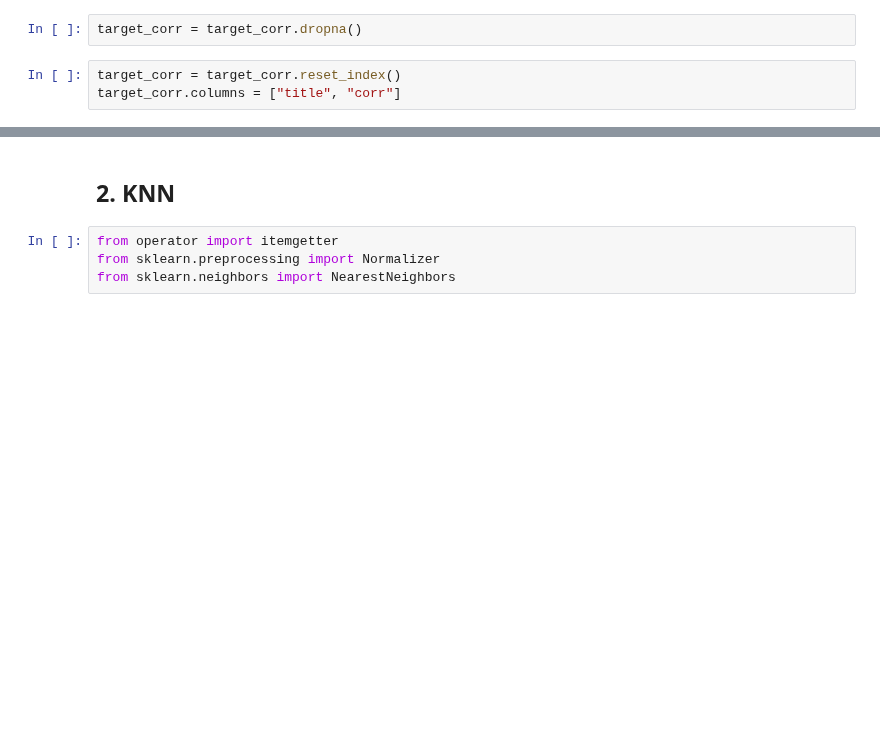
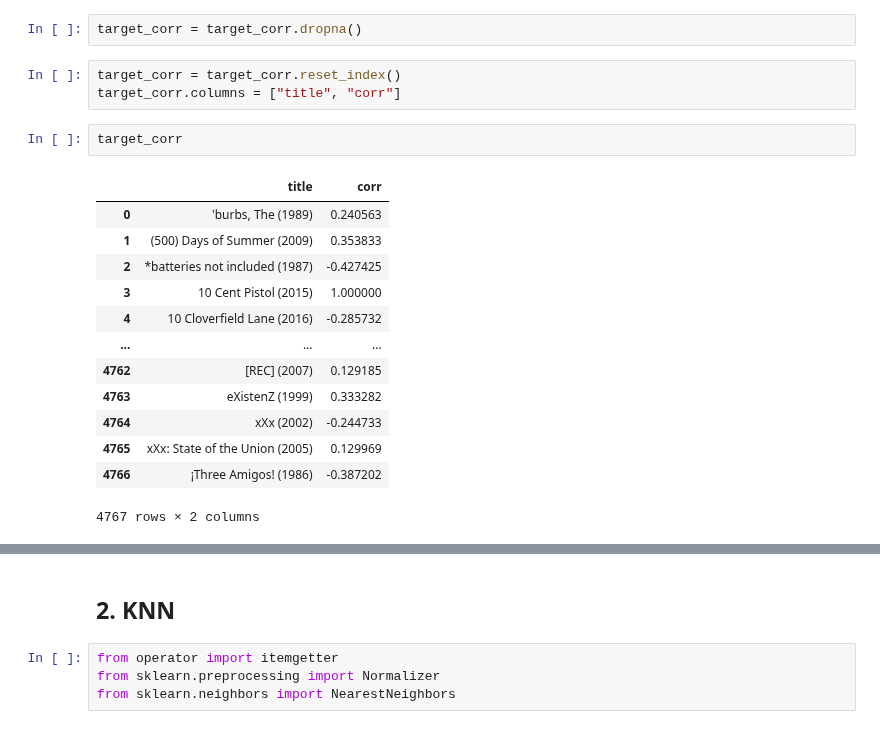
Before and after one commit to Amirosimani/Machine_Learning_Pratt, a Jupyter notebook: labs/lab_rec_engines.ipynb, the cells around one changed output, grey strips where cells are left out. Saved outputs shown, nothing was run; the diff lists cells and outputs as text; blank space fills up the shorter version.

```diff
--- a/labs/lab_rec_engines.ipynb
+++ b/labs/lab_rec_engines.ipynb
@@ -142,6 +216,22 @@ target_corr = target_corr.dropna()
 # %%
 target_corr = target_corr.reset_index()
 target_corr.columns = ["title", "corr"]
+# %%
+target_corr
+# %% [output]
+|  | title | corr |
+| 0 | 'burbs, The (1989) | 0.240563 |
+| 1 | (500) Days of Summer (2009) | 0.353833 |
+| 2 | *batteries not included (1987) | -0.427425 |
+| 3 | 10 Cent Pistol (2015) | 1.000000 |
+| 4 | 10 Cloverfield Lane (2016) | -0.285732 |
+| ... | ... | ... |
+| 4762 | [REC] (2007) | 0.129185 |
+| 4763 | eXistenZ (1999) | 0.333282 |
+| 4764 | xXx (2002) | -0.244733 |
+| 4765 | xXx: State of the Union (2005) | 0.129969 |
+| 4766 | ¡Three Amigos! (1986) | -0.387202 |
+4767 rows × 2 columns
 # %%
 target_corr = pd.merge(target_corr, df_avg_ratings, on="title")
 target_corr = target_corr.sort_values(by='corr', ascending=False)
```
Also changed, not shown: parts of 24 cells of this notebook, 2 other files.
